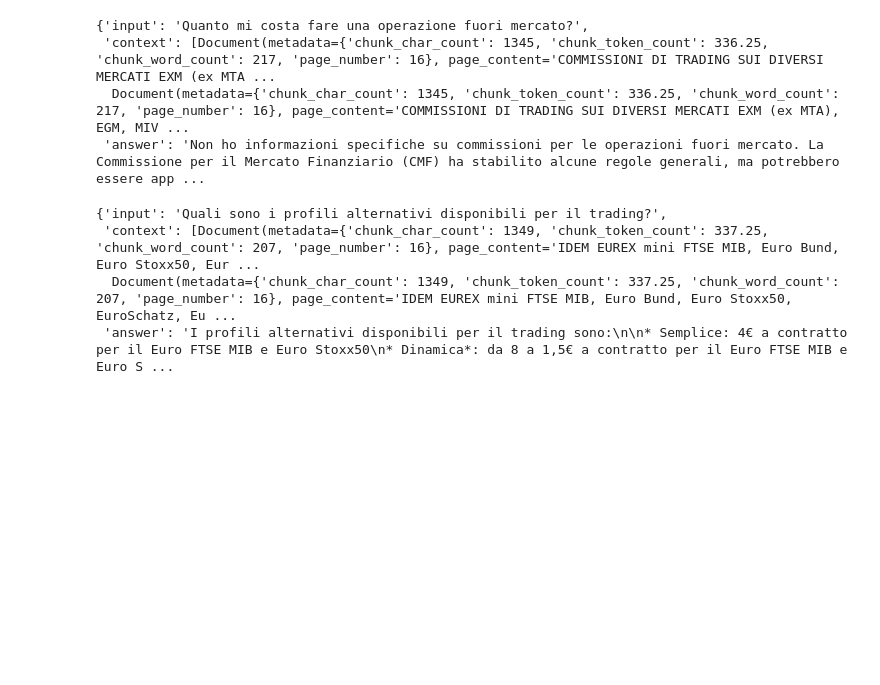
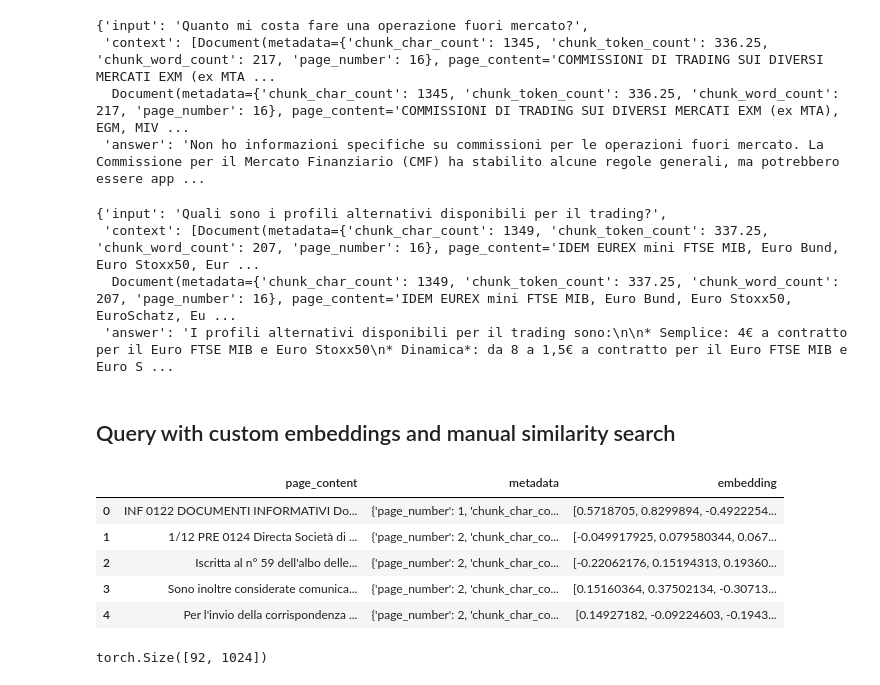
Before and after one commit to jfet97/fun-with-langchain, a Jupyter notebook: examples/asymmetric-semantic-search/asymmetric-semantic-search-better.ipynb, the cells around one changed output. Saved outputs shown, nothing was run; the diff lists cells and outputs as text; code cells hidden in the pictures; blank space fills up the shorter version.

```diff
--- a/examples/asymmetric-semantic-search/asymmetric-semantic-search-better.ipynb
+++ b/examples/asymmetric-semantic-search/asymmetric-semantic-search-better.ipynb
@@ -351,7 +351,7 @@ import numpy as np
 import pandas as pd
 
 # Function to inspect and verify normalization of embeddings
-def check_embedding_normalization(vectorstore, num_samples=100):
+def check_embedding_normalization(vectorstore, num_samples=10):
     # Get a sample of documents and embeddings
     sample_embeddings = []
     embeddings = vectorstore.get(include=['embeddings'])['embeddings']
@@ -367,8 +367,8 @@ def check_embedding_normalization(vectorstore, num_samples=100):
 # Run the check
 check_embedding_normalization(vectorstore)
 
-df = pd.DataFrame(vectorstore.get(include=['embeddings'])['embeddings'])
-df.head()
+dfn = pd.DataFrame(vectorstore.get(include=['embeddings'])['embeddings'])
+dfn.head()
 # %% [output]
 Embedding 0 norm: 28.920189284564916
 Embedding 1 norm: 27.42166665541502
@@ -458,3 +451,52 @@ rag_chain.invoke({"input": "Quali sono i profili alternativi disponibili per il
  'context': [Document(metadata={'chunk_char_count': 1349, 'chunk_token_count': 337.25, 'chunk_word_count': 207, 'page_number': 16}, page_content='IDEM EUREX mini FTSE MIB, Euro Bund, Euro Stoxx50, Eur ...
   Document(metadata={'chunk_char_count': 1349, 'chunk_token_count': 337.25, 'chunk_word_count': 207, 'page_number': 16}, page_content='IDEM EUREX mini FTSE MIB, Euro Bund, Euro Stoxx50, EuroSchatz, Eu ...
  'answer': 'I profili alternativi disponibili per il trading sono:\n\n* Semplice: 4€ a contratto per il Euro FTSE MIB e Euro Stoxx50\n* Dinamica*: da 8 a 1,5€ a contratto per il Euro FTSE MIB e Euro S ...
+# %% [markdown]
+## Query with custom embeddings and manual similarity search
+# %%
+custom_embeddings = embedding_model.encode([
+    "passage: " + row["sentence_chunk"] for _, row in df.iterrows()
+  ],
+  batch_size=32,
+)
+# %%
+# Expected to be of the same length
+# print(len(custom_embeddings))
+# print(len([_ for _ in df.iterrows()]))
+
+# just to collect everything in a single dataframe
+embeddings_with_metadata = [
+  {
+      "page_content": entry["sentence_chunk"],
+      "metadata":{
+          "page_number": entry["page_number"],
+          "chunk_char_count": entry["chunk_char_count"],
+          "chunk_word_count": entry["chunk_word_count"],
+          "chunk_token_count": entry["chunk_token_count"]
+      },
+      "embedding": emb
+  }
+  for (_, entry), emb in zip(df.iterrows(), custom_embeddings)
+]
+
+df_custom_embeddings = pd.DataFrame(embeddings_with_metadata)
+df_custom_embeddings.head()
+
+df_custom_embeddings.head()
+# %% [output]
+|  | page_content | metadata | embedding |
+| 0 | INF 0122 DOCUMENTI INFORMATIVI Do... | {'page_number': 1, 'chunk_char_co... | [0.5718705, 0.8299894, -0.4922254... |
+| 1 | 1/12 PRE 0124 Directa Società di ... | {'page_number': 2, 'chunk_char_co... | [-0.049917925, 0.079580344, 0.067... |
+| 2 | Iscritta al n° 59 dell'albo delle... | {'page_number': 2, 'chunk_char_co... | [-0.22062176, 0.15194313, 0.19360... |
+| 3 | Sono inoltre considerate comunica... | {'page_number': 2, 'chunk_char_co... | [0.15160364, 0.37502134, -0.30713... |
+| 4 | Per l'invio della corrispondenza ... | {'page_number': 2, 'chunk_char_co... | [0.14927182, -0.09224603, -0.1943... |
+# %%
+import torch
+import numpy as np
+import pandas as pd
+
+embeddings_pytorch = torch.tensor(np.array(df_custom_embeddings["embedding"].tolist()), dtype=torch.float32).to("mps")
+
+embeddings_pytorch.shape
+# %% [output]
+torch.Size([92, 1024])
```
Also changed, not shown: parts of 6 cells of this notebook.
